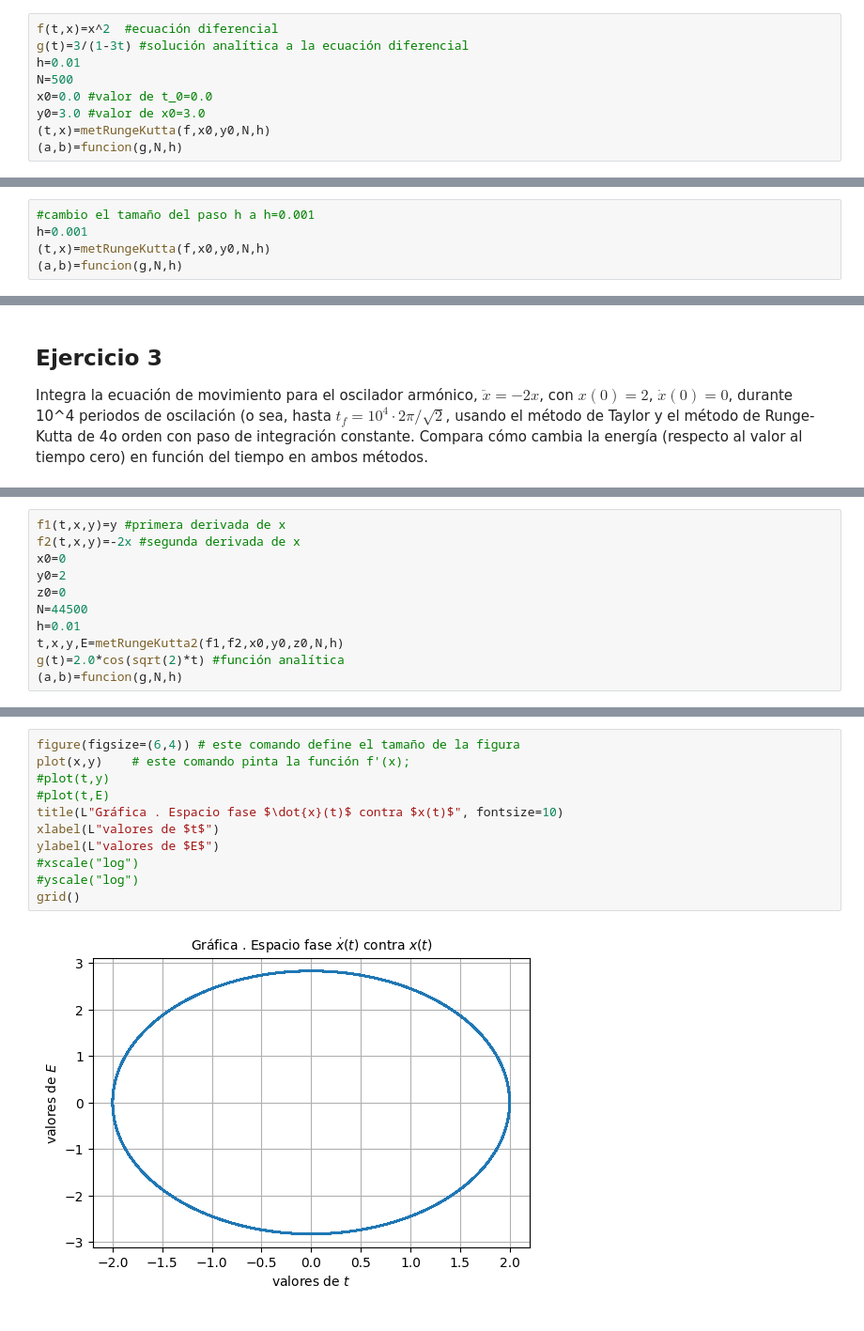
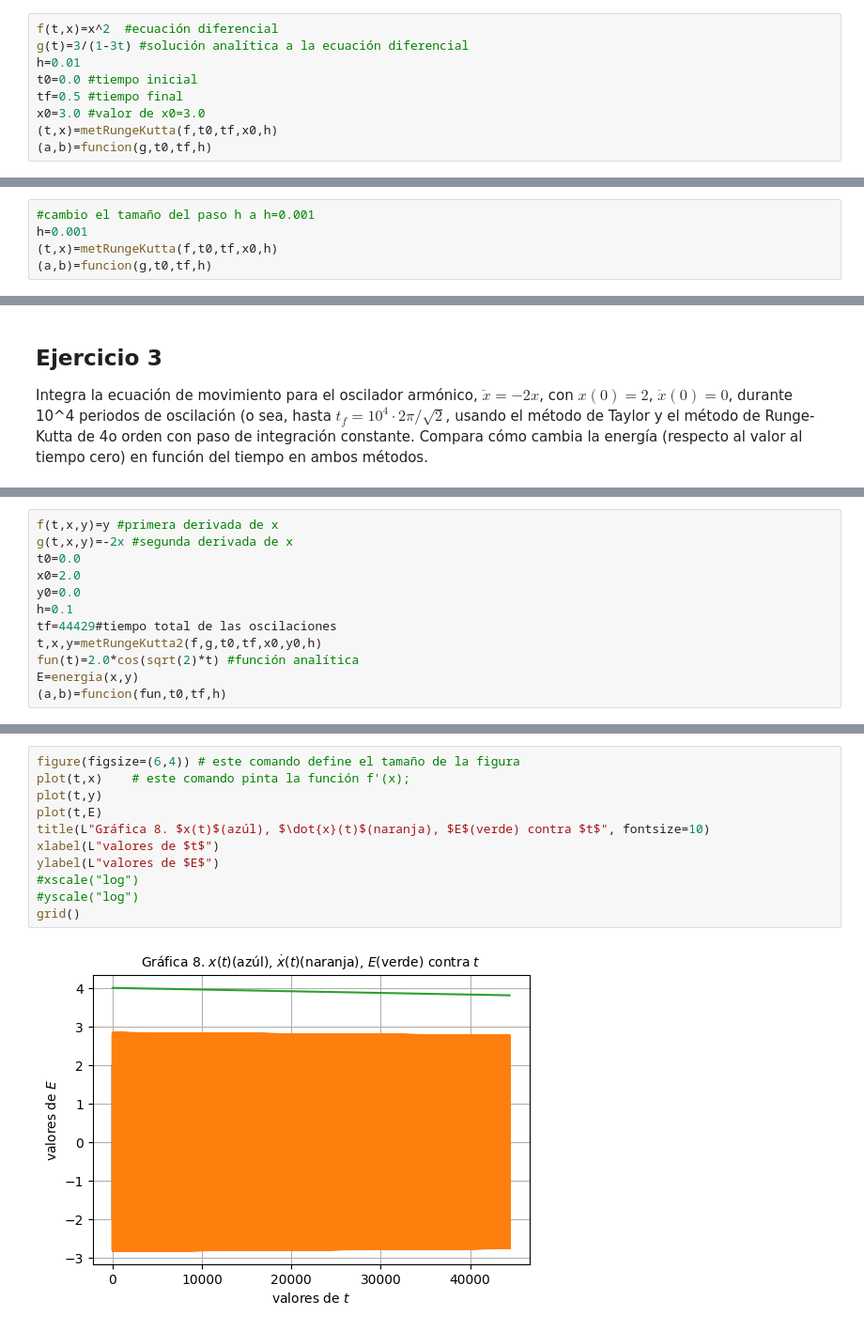
Before and after one commit to lbenet/2017-2_TSFisComputacional-1, a Jupyter notebook: tareas/rene/Tarea6.ipynb, the cells around one changed output, grey strips where cells are left out. Shown at 94% size. Drawn from its saved outputs; the diff is of its cells as text.

```diff
--- a/tareas/rene/Tarea6.ipynb
+++ b/tareas/rene/Tarea6.ipynb
@@ -253,9 +234,9 @@ Esta función resuelve la ecuación diferencial $y'=f(x,y)$ con condición inici
 f(t,x)=x^2  #ecuación diferencial
 g(t)=3/(1-3t) #solución analítica a la ecuación diferencial
 h=0.01
-N=500
-x0=0.0 #valor de t_0=0.0
-y0=3.0 #valor de x0=3.0
-(t,x)=metRungeKutta(f,x0,y0,N,h)
-(a,b)=funcion(g,N,h)
+t0=0.0 #tiempo inicial
+tf=0.5 #tiempo final
+x0=3.0 #valor de x0=3.0
+(t,x)=metRungeKutta(f,t0,tf,x0,h)
+(a,b)=funcion(g,t0,tf,h)
 # %% [output]
@@ -275,8 +255,8 @@ grid()
 # %%
 #cambio el tamaño del paso h a h=0.001
 h=0.001
-(t,x)=metRungeKutta(f,x0,y0,N,h)
-(a,b)=funcion(g,N,h)
+(t,x)=metRungeKutta(f,t0,tf,x0,h)
+(a,b)=funcion(g,t0,tf,h)
 # %% [output]
 ([0.0,0.001,0.002,0.003,0.004,0.005,0.006,0.007,0.008,0.009  …  0.49,0.491,0.492,0.493,0.494,0.495,0.496,0.497,0.498,0.499],[3.0,3.00903,3.01811,3.02725,3.03644,3.04569,3.05499,3.06435,3.07377,3.08325 ...
 # %%
@@ -371,12 +359,13 @@ metRungeKutta2
 # %%
-f1(t,x,y)=y #primera derivada de x
-f2(t,x,y)=-2x #segunda derivada de x
-x0=0
-y0=2
-z0=0
-N=44500
-h=0.01
-t,x,y,E=metRungeKutta2(f1,f2,x0,y0,z0,N,h)
-g(t)=2.0*cos(sqrt(2)*t) #función analítica
-(a,b)=funcion(g,N,h)
+f(t,x,y)=y #primera derivada de x
+g(t,x,y)=-2x #segunda derivada de x
+t0=0.0
+x0=2.0
+y0=0.0
+h=0.1
+tf=44429#tiempo total de las oscilaciones
+t,x,y=metRungeKutta2(f,g,t0,tf,x0,y0,h)
+fun(t)=2.0*cos(sqrt(2)*t) #función analítica
+E=energia(x,y)
+(a,b)=funcion(fun,t0,tf,h)
 # %% [output]
@@ -391,13 +382,13 @@ WARNING: Method definition g(Any) in module Main at In[19]:9 overwritten at In[2
 # %%
 figure(figsize=(6,4)) # este comando define el tamaño de la figura
-plot(x,y)    # este comando pinta la función f'(x);
-#plot(t,y)
-#plot(t,E)
-title(L"Gráfica . Espacio fase $\dot{x}(t)$ contra $x(t)$", fontsize=10)
+plot(t,x)    # este comando pinta la función f'(x);
+plot(t,y)
+plot(t,E)
+title(L"Gráfica 8. $x(t)$(azúl), $\dot{x}(t)$(naranja), $E$(verde) contra $t$", fontsize=10)
 xlabel(L"valores de $t$")
 ylabel(L"valores de $E$")
 #xscale("log")
 #yscale("log")
 grid()
 # %% [output]
-[figure, old version]
+[figure, new version]
```
Also changed, not shown: parts of 27 cells of this notebook.
